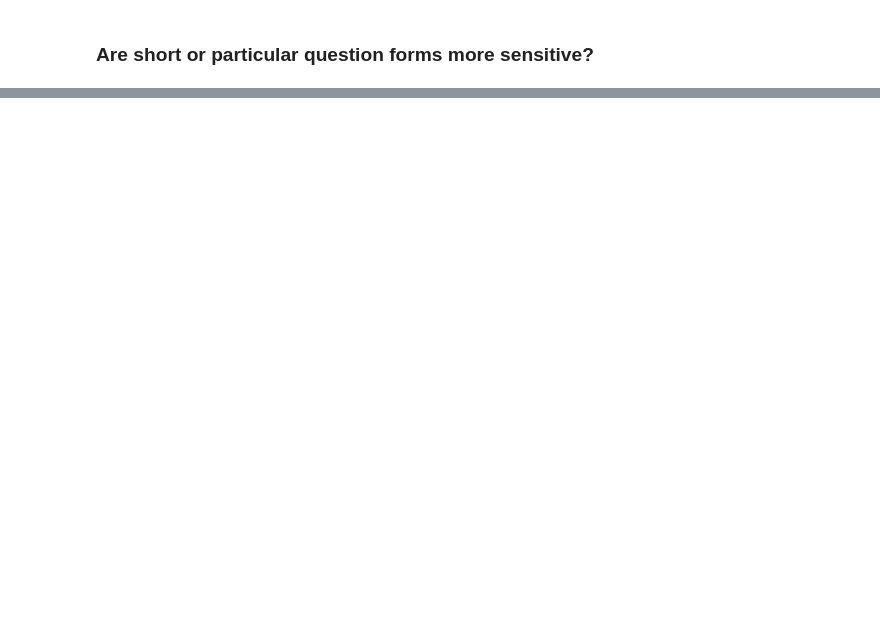
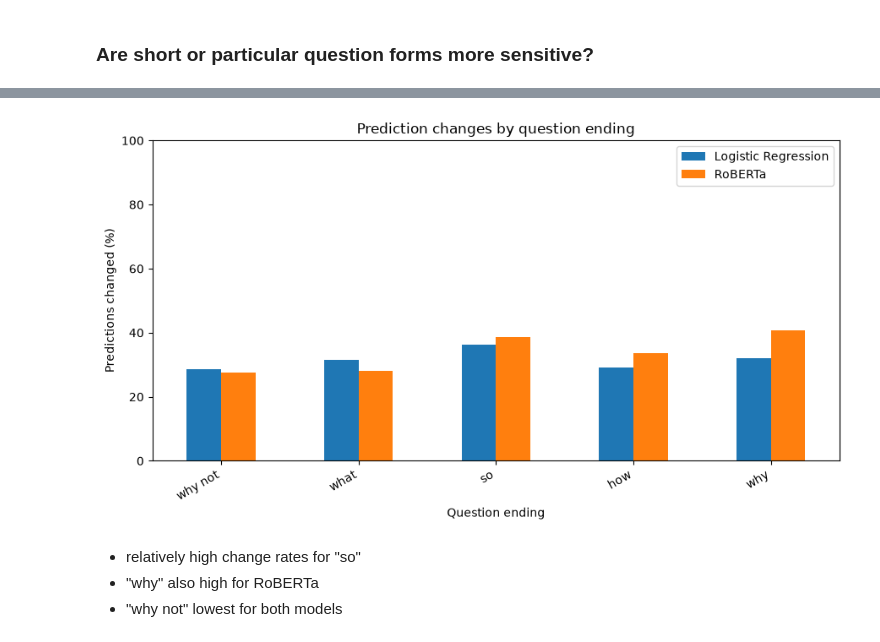
Before and after one commit to elisabeihofer-boop/ml2-final-project, a Jupyter notebook: notebooks/qualitative_analysis.ipynb, the cells around one changed output, grey strips where cells are left out. Saved outputs shown, nothing was run; the diff lists cells and outputs as text; code cells hidden in the pictures; blank space fills up the shorter version.

```diff
--- a/notebooks/qualitative_analysis.ipynb
+++ b/notebooks/qualitative_analysis.ipynb
@@ -251,0 +543,21 @@ Input distribution shift: due to fine-tuning with context?
+# %%
+# context sensitivity by question ending
+
+test = pd.read_json("../data/test_processed.jsonl", lines=True)
+
+# Verify that examples are aligned
+assert (df["question_lr"].to_numpy() == test["question"].to_numpy()).all()
+
+df["question_ending"] = test["question_ending"].to_numpy()
+
+ending_results = df.groupby("question_ending").agg(
+    n=("id", "count"),
+    lr_changes=("lr_changed", "sum"),
+    lr_rate=("lr_changed", "mean"),
+    roberta_changes=("roberta_changed", "sum"),
+    roberta_rate=("roberta_changed", "mean")
+)
+
+ending_results[["lr_rate", "roberta_rate"]] *= 100
+
+display(ending_results.round(1).sort_values("n", ascending=False))
@@ -251,0 +572,24 @@ Input distribution shift: due to fine-tuning with context?
+# %%
+# visualize
+
+plot_data = ending_results.sort_values("n", ascending=False)
+
+ax = plot_data[["lr_rate", "roberta_rate"]].plot(
+    kind="bar",
+    figsize=(9, 5)
+)
+
+plt.title("Prediction changes by question ending")
+plt.xlabel("Question ending")
+plt.ylabel("Predictions changed (%)")
+plt.xticks(rotation=30, ha="right")
+plt.legend(["Logistic Regression", "RoBERTa"])
+plt.ylim(0, 100)
+plt.tight_layout()
+plt.show()
+# %% [output]
+[figure, added]
+# %% [markdown]
+- relatively high change rates for "so"
+- "why" also high for RoBERTa
+- "why not" lowest for both models
```
Also changed, not shown: parts of 33 cells of this notebook, 2 other files.
